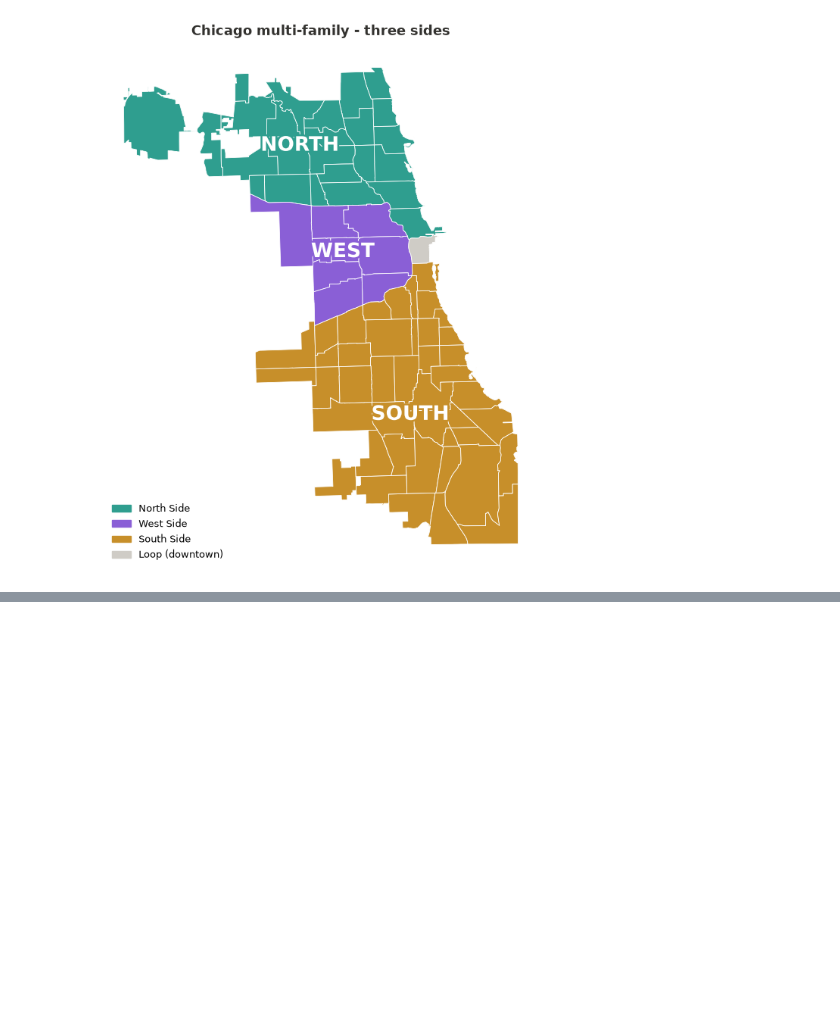
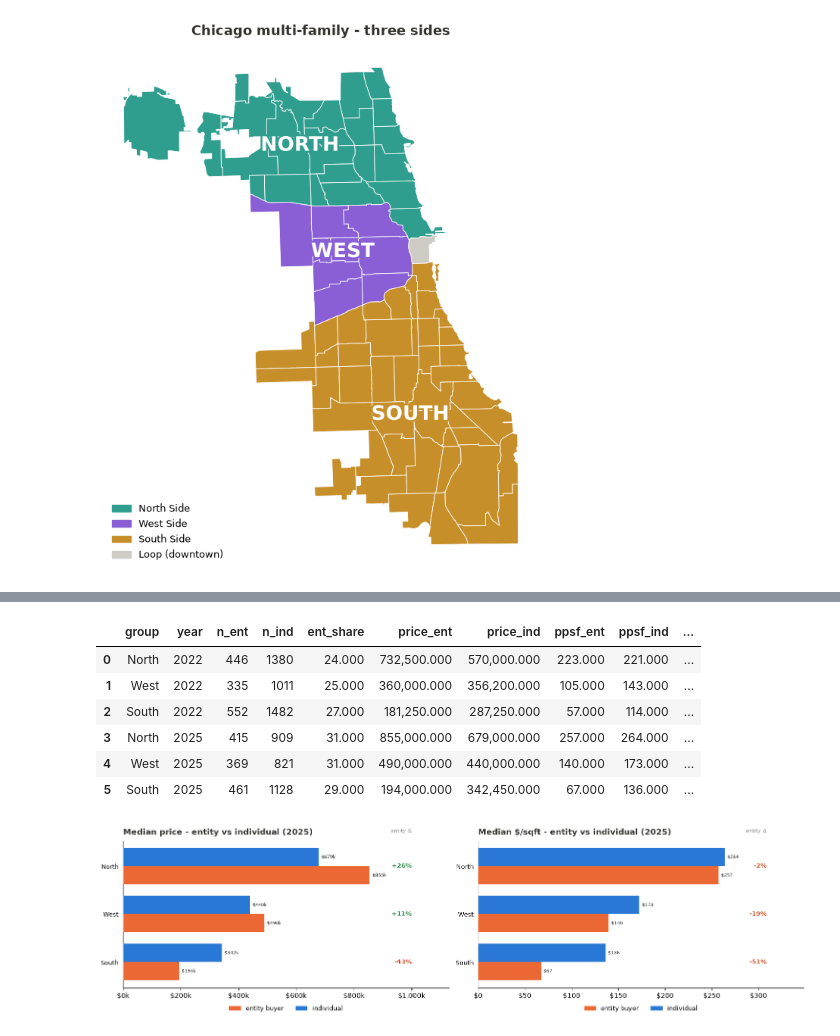
Before and after one commit to eshanprashar/chi-housing-analysis, a Jupyter notebook: notebooks/mf/01_02_data_exploration.ipynb, the cells around one changed output, grey strips where cells are left out. Cells and saved outputs as stored; diff of their text form; code cells hidden in the pictures; blank space fills up the shorter version.

```diff
--- a/notebooks/mf/01_02_data_exploration.ipynb
+++ b/notebooks/mf/01_02_data_exploration.ipynb
@@ -57,0 +227,21 @@ maps.region_map(enriched, K.MF, sales_label="MF sales 22-25:").save("mf_region_m
+# %%
+from IPython.display import display
+side = sd.entity_individual_split(enriched, K.REGION_COL, years=('2022', '2025'))
+display(side.round(0))
+
+side25 = side[side['year'] == '2025']
+fig, axes = plt.subplots(1, 2, figsize=(15, 4.2))
+charts.plot_entity_metric_by_group(side25, K.MF.region_order, 'price',
+    "Median price - entity vs individual (2025)", money='k', ax=axes[0])
+charts.plot_entity_metric_by_group(side25, K.MF.region_order, 'ppsf',
+    "Median $/sqft - entity vs individual (2025)", money='plain', ax=axes[1])
+fig.tight_layout(); plt.show()
+# %% [output]
+|  | group | year | n_ent | n_ind | ent_share | price_ent | price_ind | ppsf_ent | ppsf_ind | ... |
+| 0 | North | 2022 | 446 | 1380 | 24.000 | 732,500.000 | 570,000.000 | 223.000 | 221.000 | ... |
+| 1 | West | 2022 | 335 | 1011 | 25.000 | 360,000.000 | 356,200.000 | 105.000 | 143.000 | ... |
+| 2 | South | 2022 | 552 | 1482 | 27.000 | 181,250.000 | 287,250.000 | 57.000 | 114.000 | ... |
+| 3 | North | 2025 | 415 | 909 | 31.000 | 855,000.000 | 679,000.000 | 257.000 | 264.000 | ... |
+| 4 | West | 2025 | 369 | 821 | 31.000 | 490,000.000 | 440,000.000 | 140.000 | 173.000 | ... |
+| 5 | South | 2025 | 461 | 1128 | 29.000 | 194,000.000 | 342,450.000 | 67.000 | 136.000 | ... |
+[figure, added]
```
Also changed, not shown: parts of 29 cells of this notebook, 6 other files.
